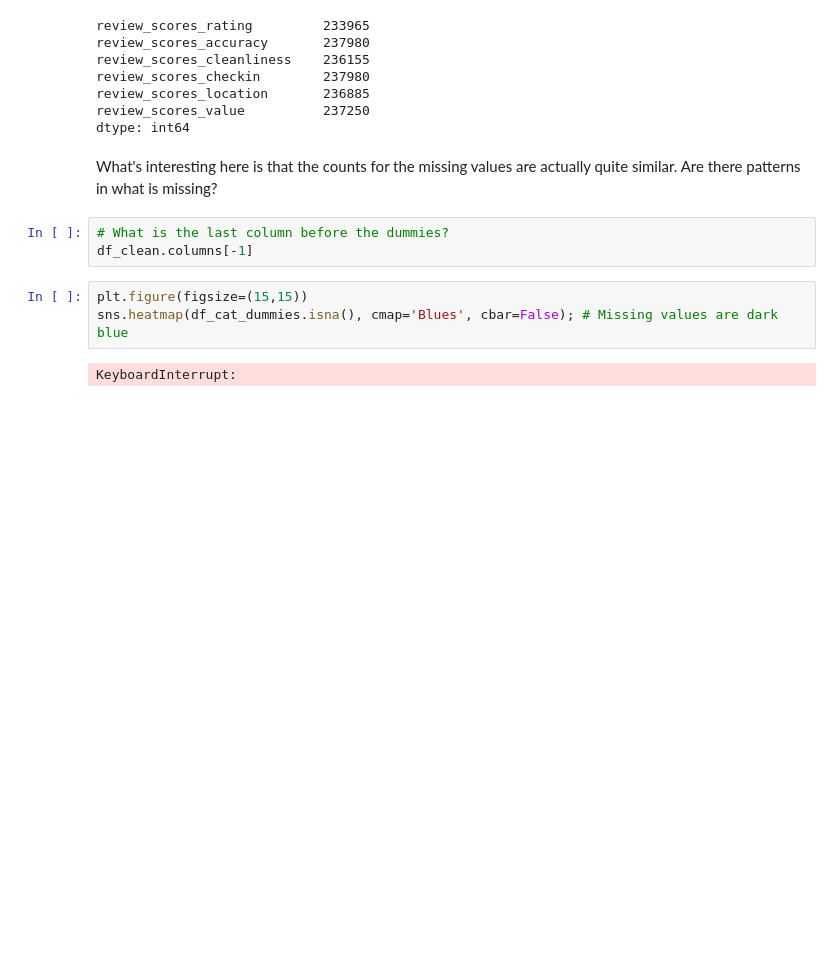
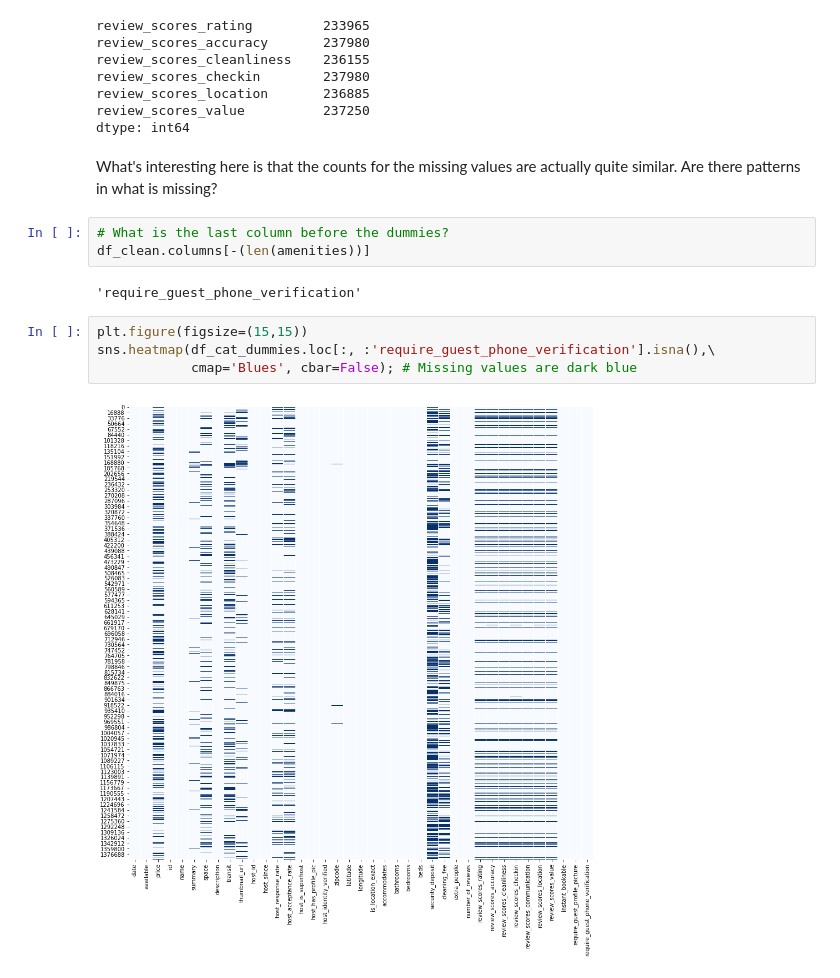
Before and after one commit to rebeccaebarnes/DSND-Project-4, a Jupyter notebook: seattle_airbnb_exploration.ipynb, the cells around one changed output. Cells and saved outputs as stored; diff of their text form; blank space fills up the shorter version.

Commit message:
wrangle: Finish engineering missing values

```diff
--- a/seattle_airbnb_exploration.ipynb
+++ b/seattle_airbnb_exploration.ipynb
@@ -1116,9 +1117,12 @@ dtype: int64
 What's interesting here is that the counts for the missing values are actually quite similar. Are there patterns in what is missing?
 # %%
 # What is the last column before the dummies?
-df_clean.columns[-1]
+df_clean.columns[-(len(amenities))]
+# %% [output]
+'require_guest_phone_verification'
 # %%
 plt.figure(figsize=(15,15))
-sns.heatmap(df_cat_dummies.isna(), cmap='Blues', cbar=False); # Missing values are dark blue
+sns.heatmap(df_cat_dummies.loc[:, :'require_guest_phone_verification'].isna(),\
+            cmap='Blues', cbar=False); # Missing values are dark blue
 # %% [output]
-KeyboardInterrupt:
+[figure, added]
```
Also changed, not shown: parts of 20 cells of this notebook.
